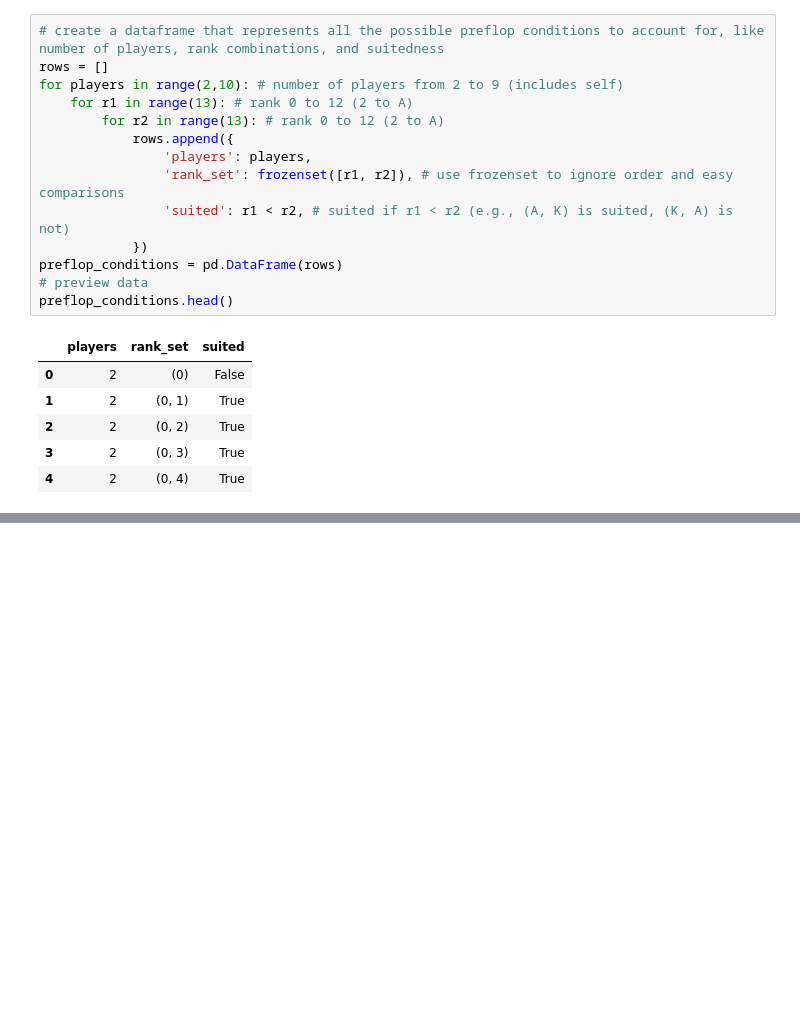
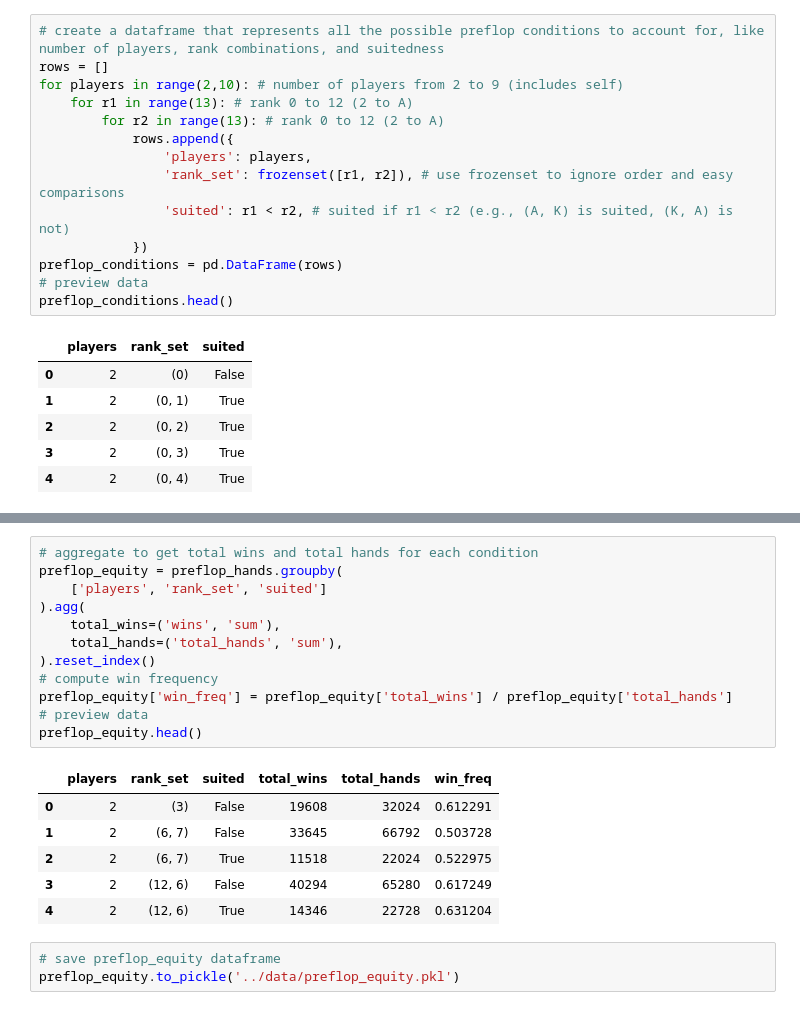
Before and after one commit to bnies1017/PokerDataScience, a Jupyter notebook: notebooks/02_monte_carlo_equity.ipynb, the cells around one changed output, grey strips where cells are left out. Saved outputs shown, nothing was run; the diff lists cells and outputs as text; blank space fills up the shorter version.

```diff
--- a/notebooks/02_monte_carlo_equity.ipynb
+++ b/notebooks/02_monte_carlo_equity.ipynb
@@ -83,0 +120,22 @@ memory usage: 281.5+ MB
+# %%
+# aggregate to get total wins and total hands for each condition
+preflop_equity = preflop_hands.groupby(
+    ['players', 'rank_set', 'suited']
+).agg(
+    total_wins=('wins', 'sum'),
+    total_hands=('total_hands', 'sum'),
+).reset_index()
+# compute win frequency
+preflop_equity['win_freq'] = preflop_equity['total_wins'] / preflop_equity['total_hands']
+# preview data
+preflop_equity.head()
+# %% [output]
+|  | players | rank_set | suited | total_wins | total_hands | win_freq |
+| 0 | 2 | (3) | False | 19608 | 32024 | 0.612291 |
+| 1 | 2 | (6, 7) | False | 33645 | 66792 | 0.503728 |
+| 2 | 2 | (6, 7) | True | 11518 | 22024 | 0.522975 |
+| 3 | 2 | (12, 6) | False | 40294 | 65280 | 0.617249 |
+| 4 | 2 | (12, 6) | True | 14346 | 22728 | 0.631204 |
+# %%
+# save preflop_equity dataframe
+preflop_equity.to_pickle('../data/preflop_equity.pkl')
```
Also changed, not shown: parts of 11 cells of this notebook.
